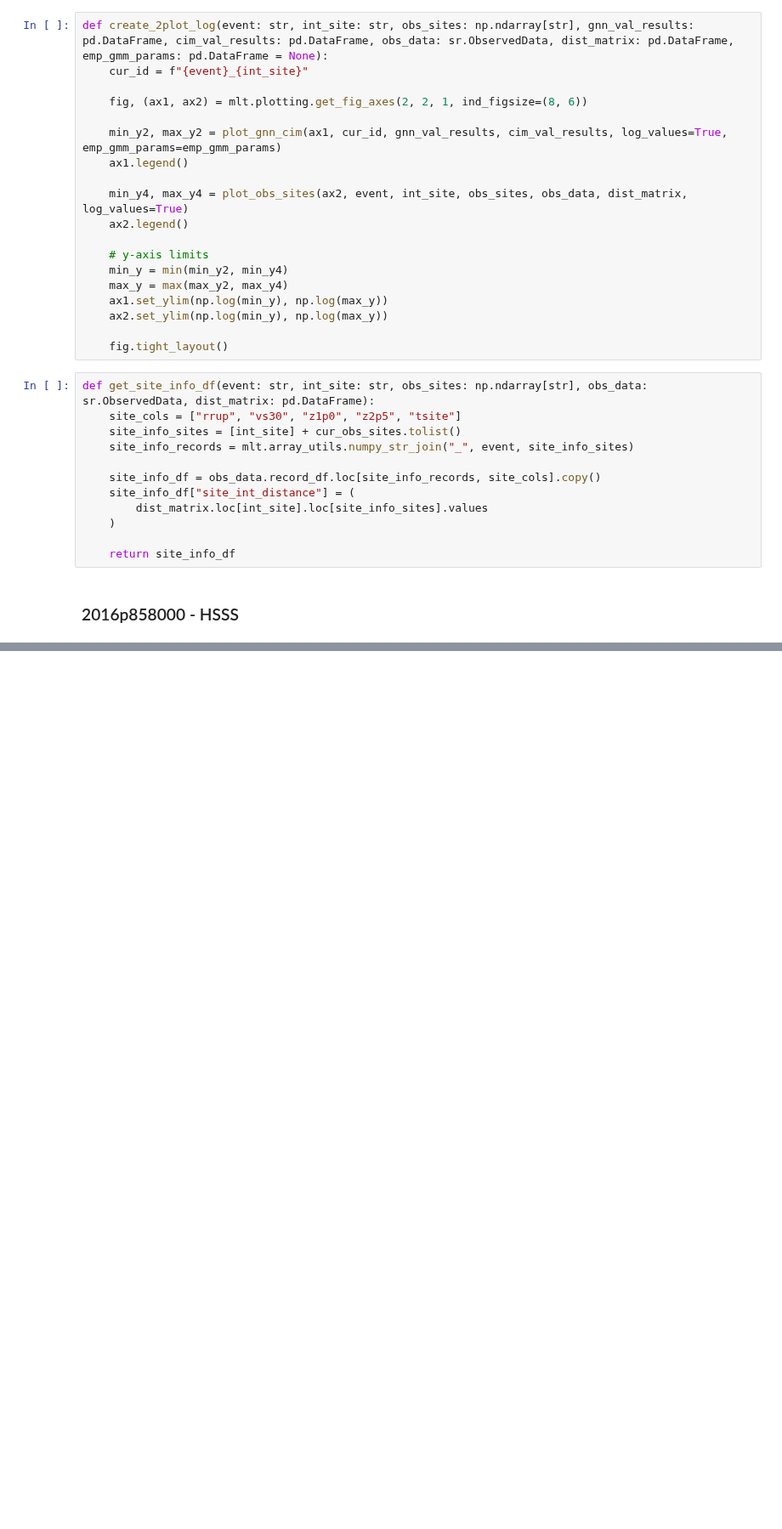
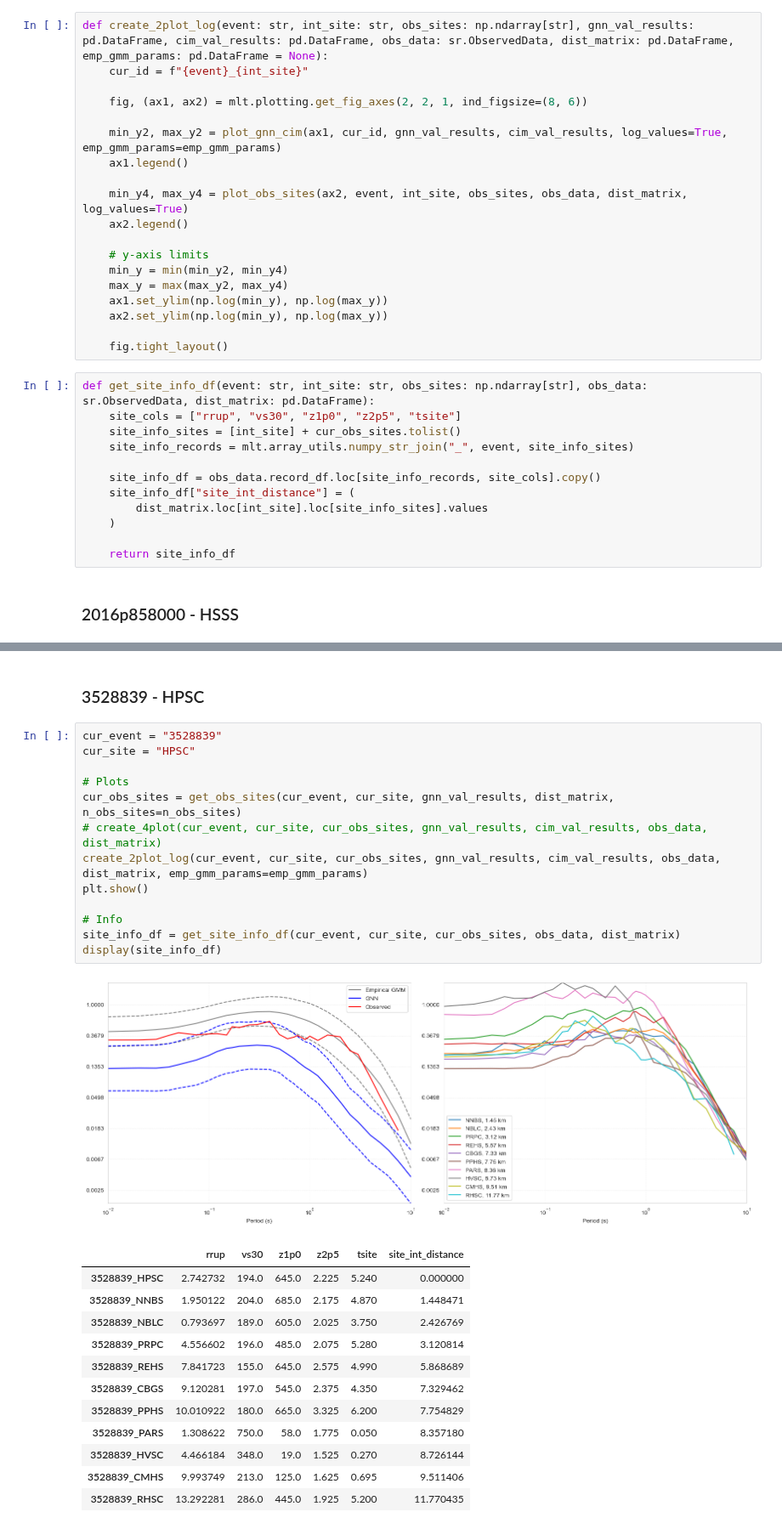
Before and after one commit to claudio525/post_event_gm_gnn, a Jupyter notebook: sim_ranking/scripts/ml_models/report_notebooks/ind_scenarios.ipynb, the cells around one changed output, grey strips where cells are left out. Shown at 85% size. Saved outputs shown, nothing was run; the diff lists cells and outputs as text; blank space fills up the shorter version.

```diff
--- a/sim_ranking/scripts/ml_models/report_notebooks/ind_scenarios.ipynb
+++ b/sim_ranking/scripts/ml_models/report_notebooks/ind_scenarios.ipynb
@@ -240,3 +241,32 @@ display(site_info_df)
 | 2016p858000_LNBS | 81.394850 | 330.0 | 131.0 | 0.325 | 0.8000 | 7.483463 |
 | 2016p858000_UHSS | 95.504670 | 481.0 | 104.0 | 0.325 | 0.9000 | 7.565443 |
 | 2016p858000_SOCS | 80.905876 | 233.0 | 151.0 | 0.325 | 1.3500 | 8.010356 |
+# %% [markdown]
+### 3528839 - HPSC
+# %%
+cur_event = "3528839"
+cur_site = "HPSC"
+
+# Plots
+cur_obs_sites = get_obs_sites(cur_event, cur_site, gnn_val_results, dist_matrix, n_obs_sites=n_obs_sites)
+# create_4plot(cur_event, cur_site, cur_obs_sites, gnn_val_results, cim_val_results, obs_data, dist_matrix)
+create_2plot_log(cur_event, cur_site, cur_obs_sites, gnn_val_results, cim_val_results, obs_data, dist_matrix, emp_gmm_params=emp_gmm_params)
+plt.show()
+
+# Info
+site_info_df = get_site_info_df(cur_event, cur_site, cur_obs_sites, obs_data, dist_matrix)
+display(site_info_df)
+# %% [output]
+[figure, added]
+|  | rrup | vs30 | z1p0 | z2p5 | tsite | site_int_distance |
+| 3528839_HPSC | 2.742732 | 194.0 | 645.0 | 2.225 | 5.240 | 0.000000 |
+| 3528839_NNBS | 1.950122 | 204.0 | 685.0 | 2.175 | 4.870 | 1.448471 |
+| 3528839_NBLC | 0.793697 | 189.0 | 605.0 | 2.025 | 3.750 | 2.426769 |
+| 3528839_PRPC | 4.556602 | 196.0 | 485.0 | 2.075 | 5.280 | 3.120814 |
+| 3528839_REHS | 7.841723 | 155.0 | 645.0 | 2.575 | 4.990 | 5.868689 |
+| 3528839_CBGS | 9.120281 | 197.0 | 545.0 | 2.375 | 4.350 | 7.329462 |
+| 3528839_PPHS | 10.010922 | 180.0 | 665.0 | 3.325 | 6.200 | 7.754829 |
+| 3528839_PARS | 1.308622 | 750.0 | 58.0 | 1.775 | 0.050 | 8.357180 |
+| 3528839_HVSC | 4.466184 | 348.0 | 19.0 | 1.525 | 0.270 | 8.726144 |
+| 3528839_CMHS | 9.993749 | 213.0 | 125.0 | 1.625 | 0.695 | 9.511406 |
+| 3528839_RHSC | 13.292281 | 286.0 | 445.0 | 1.925 | 5.200 | 11.770435 |
```
Also changed, not shown: parts of 3 cells of this notebook, 6 other files.
